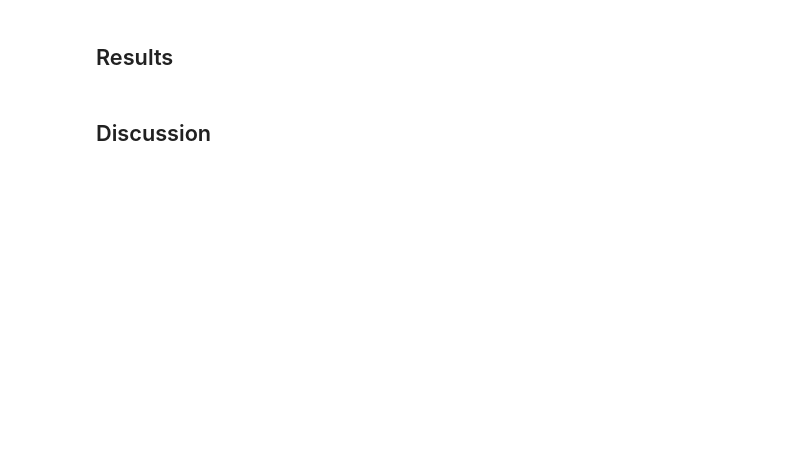
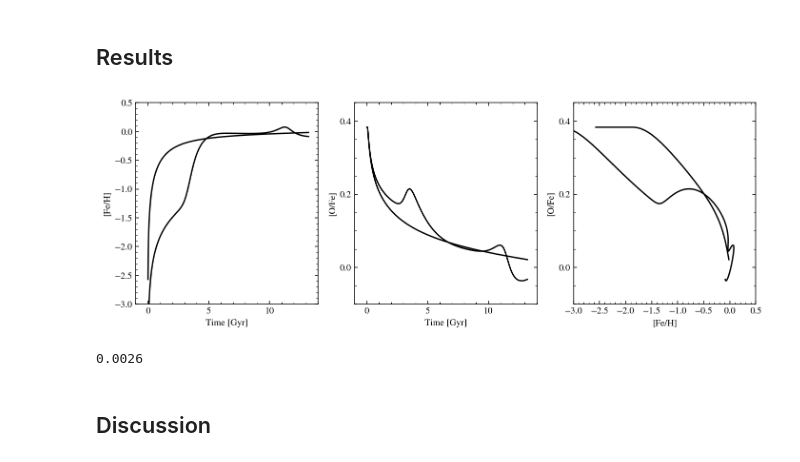
Before and after one commit to lodubay/galactic-dtd, a Jupyter notebook: notebooks/one_zone_degeneracy.ipynb, the cells around one changed output. Cells and saved outputs as stored; diff of their text form; code cells hidden in the pictures; blank space fills up the shorter version.

```diff
--- a/notebooks/one_zone_degeneracy.ipynb
+++ b/notebooks/one_zone_degeneracy.ipynb
@@ -97,2 +263,22 @@ plt.show()
+# %%
+fig, axs = tri_plot(felim=(-3, 0.5))
+sfhs = ['insideout', 'doubleburst']
+dtd = 'powerlaw'
+c = 'k'
+for sfh in sfhs:
+    ls = '-'
+    history = vice.history(os.path.join('..', 'src', 'data', 'one_zone_outputs', sfh, dtd))
+    axs[0].plot(history['time'], history['[fe/h]'], color=c, linestyle=ls, label=sfh)
+    axs[1].plot(history['time'], history['[o/fe]'], color=c, linestyle=ls)
+    axs[2].plot(history['[fe/h]'], history['[o/fe]'], color=c, linestyle=ls)
+# fig.legend()
+# fig.suptitle('Power-Law DTD with varying SFH')
+plt.show()
+# %% [output]
+[figure, added]
+# %%
+vice.yields.ccsne.settings['mg']
+# %% [output]
+0.0026
 # %% [markdown]
 ## Discussion
```
Also changed, not shown: parts of 10 cells of this notebook, 4 other files.
